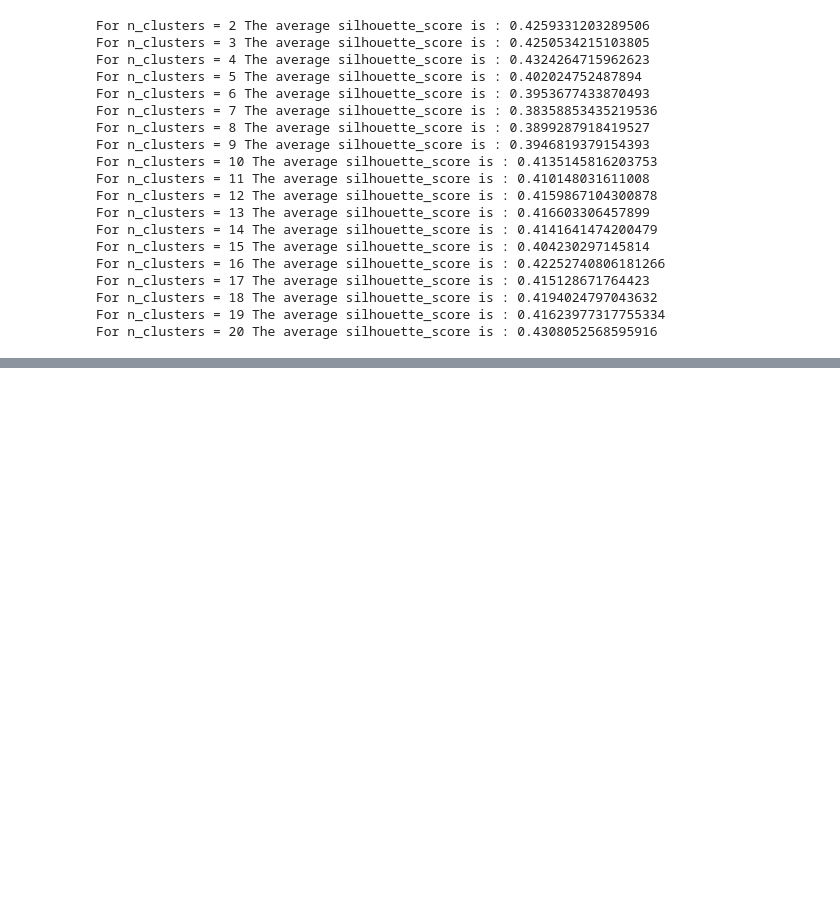
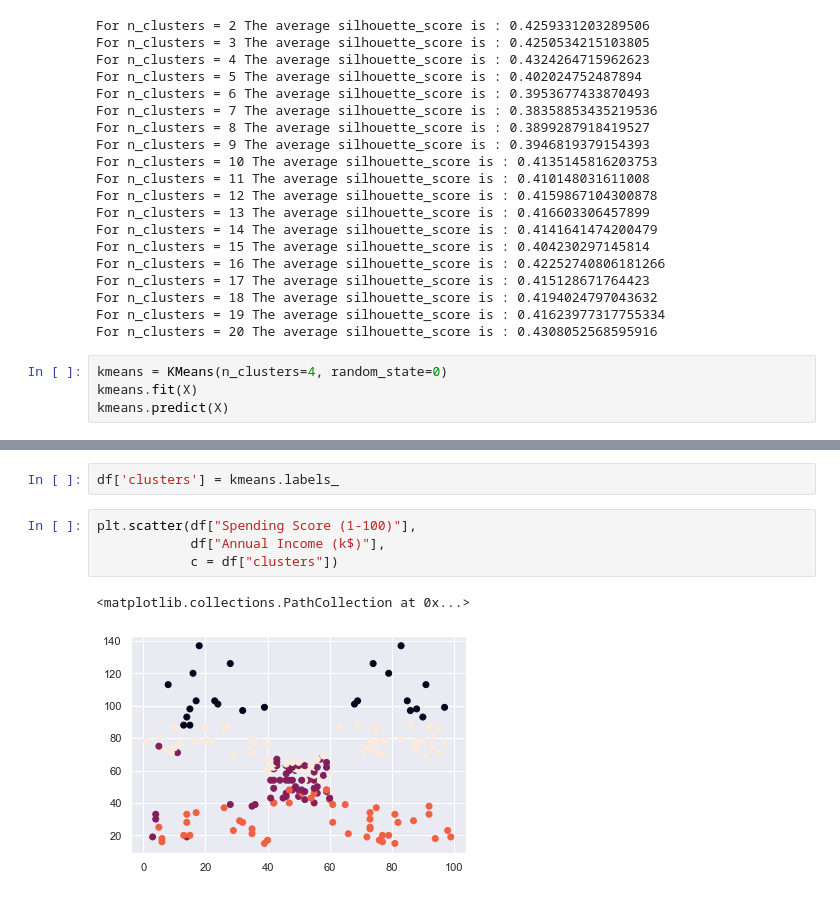
Before and after one commit to eatrabyo/Applied-machine-learning, a Jupyter notebook: Week14-kmeans/kmeans_lab_mall_cus.ipynb, the cells around one changed output, grey strips where cells are left out. Cells and saved outputs as stored; diff of their text form; blank space fills up the shorter version.

Commit message:
-adding graph

```diff
--- a/Week14-kmeans/kmeans_lab_mall_cus.ipynb
+++ b/Week14-kmeans/kmeans_lab_mall_cus.ipynb
@@ -89,3 +89,7 @@ For n_clusters = 17 The average silhouette_score is : 0.415128671764423
 For n_clusters = 18 The average silhouette_score is : 0.4194024797043632
 For n_clusters = 19 The average silhouette_score is : 0.41623977317755334
 For n_clusters = 20 The average silhouette_score is : 0.4308052568595916
+# %%
+kmeans = KMeans(n_clusters=4, random_state=0)
+kmeans.fit(X)
+kmeans.predict(X)
@@ -91,0 +107,9 @@ For n_clusters = 20 The average silhouette_score is : 0.4308052568595916
+# %%
+df['clusters'] = kmeans.labels_
+# %%
+plt.scatter(df["Spending Score (1-100)"],
+            df["Annual Income (k$)"],
+            c = df["clusters"])
+# %% [output]
+<matplotlib.collections.PathCollection at 0x...>
+[figure, added]
```
Also changed, not shown: parts of 3 cells of this notebook.
